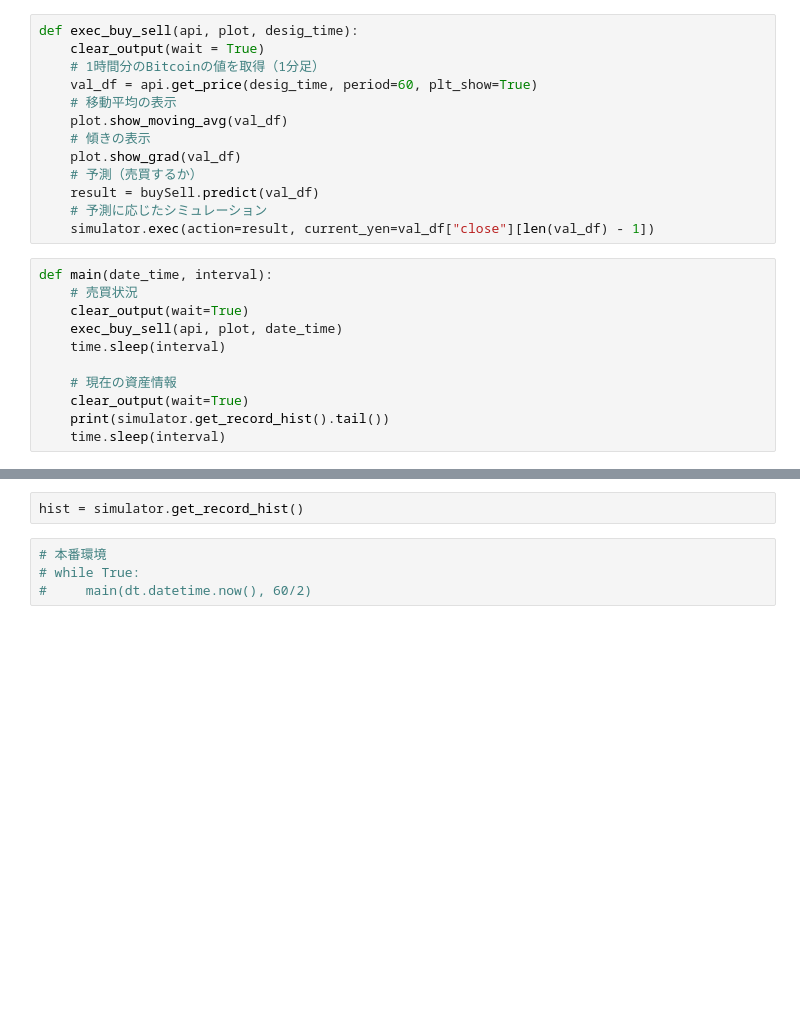
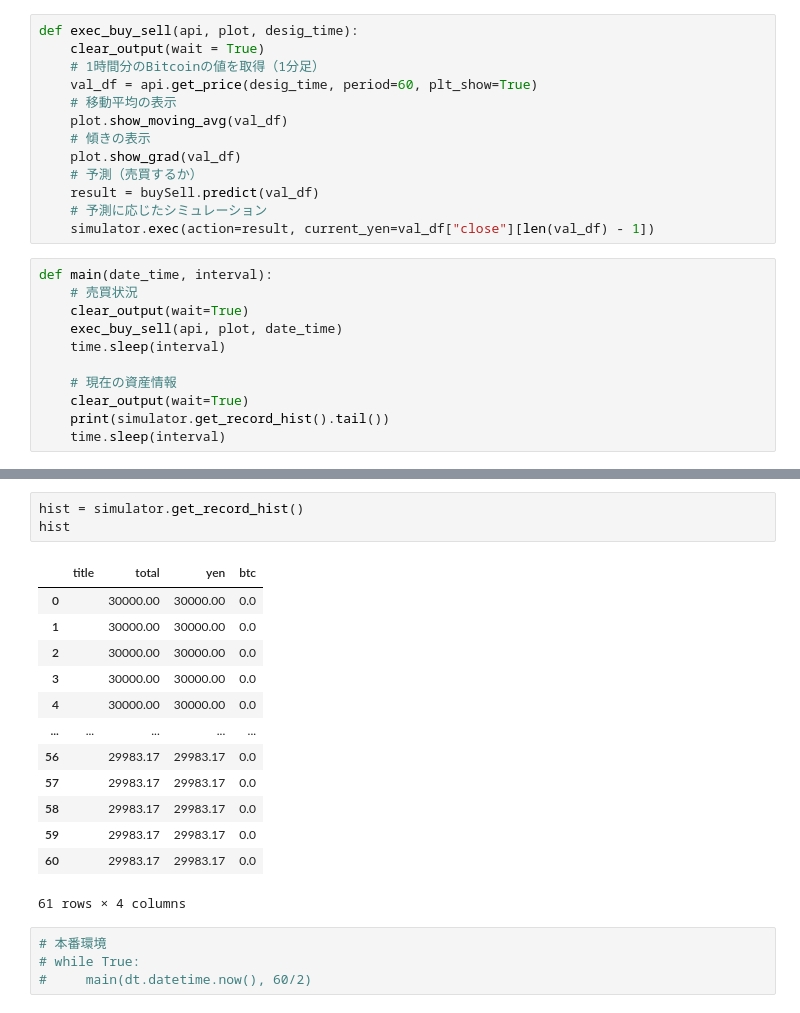
Before and after one commit to nmrmasakazu/crypt-currency-trader, a Jupyter notebook: src/main.ipynb, the cells around one changed output, grey strips where cells are left out. Drawn from its saved outputs; the diff is of its cells as text; blank space fills up the shorter version.

```diff
--- a/src/main.ipynb
+++ b/src/main.ipynb
@@ -46,5 +47,20 @@ KeyboardInterrupt:
 # %%
 hist = simulator.get_record_hist()
+hist
+# %% [output]
+|  | title | total | yen | btc |
+| 0 |  | 30000.00 | 30000.00 | 0.0 |
+| 1 |  | 30000.00 | 30000.00 | 0.0 |
+| 2 |  | 30000.00 | 30000.00 | 0.0 |
+| 3 |  | 30000.00 | 30000.00 | 0.0 |
+| 4 |  | 30000.00 | 30000.00 | 0.0 |
+| ... | ... | ... | ... | ... |
+| 56 |  | 29983.17 | 29983.17 | 0.0 |
+| 57 |  | 29983.17 | 29983.17 | 0.0 |
+| 58 |  | 29983.17 | 29983.17 | 0.0 |
+| 59 |  | 29983.17 | 29983.17 | 0.0 |
+| 60 |  | 29983.17 | 29983.17 | 0.0 |
+61 rows × 4 columns
 # %%
 # 本番環境
 # while True:
```
Also changed, not shown: parts of 1 cell of this notebook.
